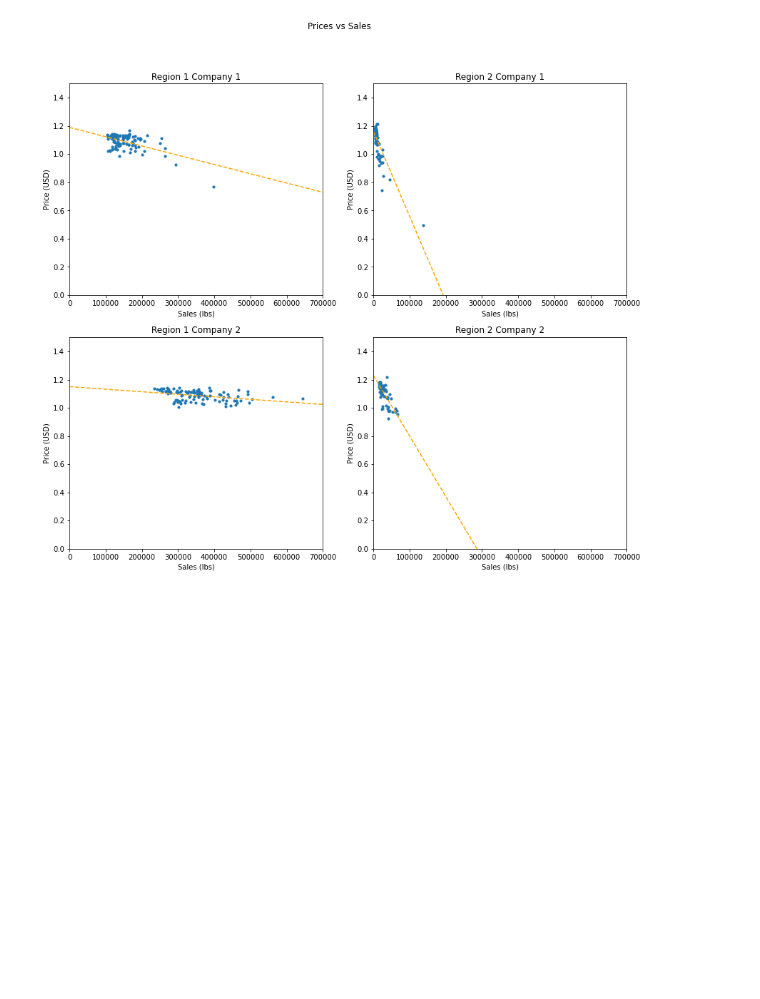
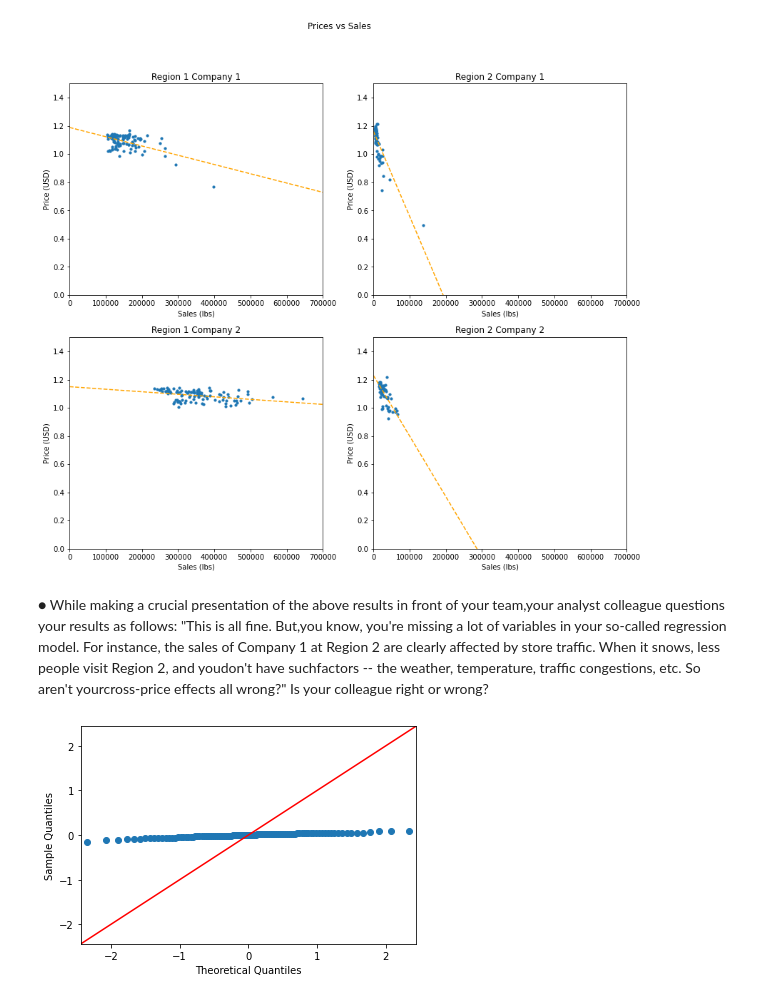
Before and after one commit to hinojosaad/Damavis-Challenge, a Jupyter notebook: Damavis Data Science Challenge Ex 2.ipynb, the cells around one changed output. Cells and saved outputs as stored; diff of their text form; code cells hidden in the pictures; blank space fills up the shorter version.

```diff
--- a/Damavis Data Science Challenge Ex 2.ipynb
+++ b/Damavis Data Science Challenge Ex 2.ipynb
@@ -194,3 +194,39 @@ m11, b11 = np.polyfit(r1_c1["Sales_U"], r1_c1["Price_USD"], deg=1)
 m21, b21 = np.polyfit(r2_c1["Sales_U"], r2_c1["Price_USD"], deg=1)
 m12, b12 = np.polyfit(r1_c2["Sales_U"], r1_c2["Price_USD"], deg=1)
 m22, b22 = np.polyfit(r2_c2["Sales_U"], r2_c2["Price_USD"], deg=1)
+# %%
+points = []
+results_values = {
+    "name": [],
+    "price_elasticity": [],
+    "price_mean": [],
+    "quantity_mean": [],
+    "intercept": [],
+    "t_score":[],
+    "slope": [],
+    "coefficient_pvalue" : [],
+}
+
+
+
+    #Linear Regression Model
+import statsmodels.api as sm
+x_value = r1_c1["Sales_U"]
+y_value = r1_c1["Price_USD"]
+X = sm.add_constant(x_value)
+model = sm.OLS(y_value, X)
+result = model.fit()
+print(result.f_pvalue)
+
+    #(Null Hypothesis test) Coefficient with a p value less than 0.05
+if result.f_pvalue < 0.05:
+
+    rsquared = result.rsquared
+    coefficient_pvalue = result.f_pvalue
+    intercept, slope = result.params
+    mean_price = np.mean(x_value)
+    mean_quantity = np.mean(y_value)
+    tintercept, t_score = result.tvalues
+
+        #Price elasticity Formula
+    price_elasticity = (slope)*(mean_price/mean_quantity)
@@ -265,3 +308,5 @@ ax22.set_ylabel("Price (USD)")
 plt.show()
 # %% [output]
 [figure]
+# %% [markdown]
+● While making a crucial presentation of the above results in front of your team,your analyst colleague questions your results as follows: "This is all fine. But,you know, you're missing a lot of variables in your so-called regression model. For instance, the sales of Company 1 at Region 2 are clearly affected by store traffic. When it snows, less people visit Region 2, and youdon't have suchfactors -- the weather, temperature, traffic congestions, etc. So aren't yourcross-price effects all wrong?" Is your colleague right or wrong?
@@ -267,0 +315,8 @@ plt.show()
+# %%
+r1_c1["Pred_Price_USD"]=m11*r1_c1["Sales_U"]+b11
+r1_c1["Residual_Price_USD"] = r1_c1["Price_USD"]-r1_c1["Pred_Price_USD"]
+
+sm.qqplot(r1_c1["Residual_Price_USD"], line='45')
+plt.show()
+# %% [output]
+[figure, added]
```
Also changed, not shown: parts of 24 cells of this notebook.
